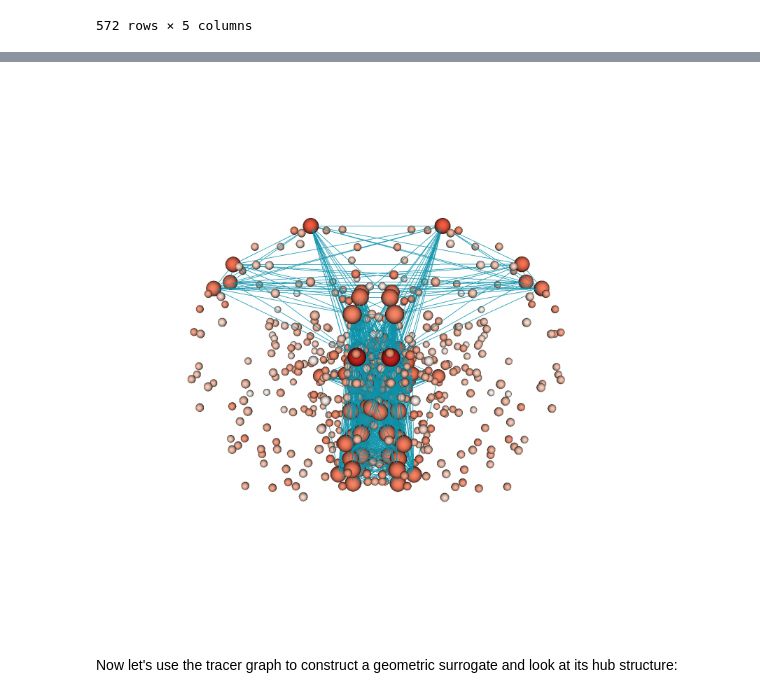
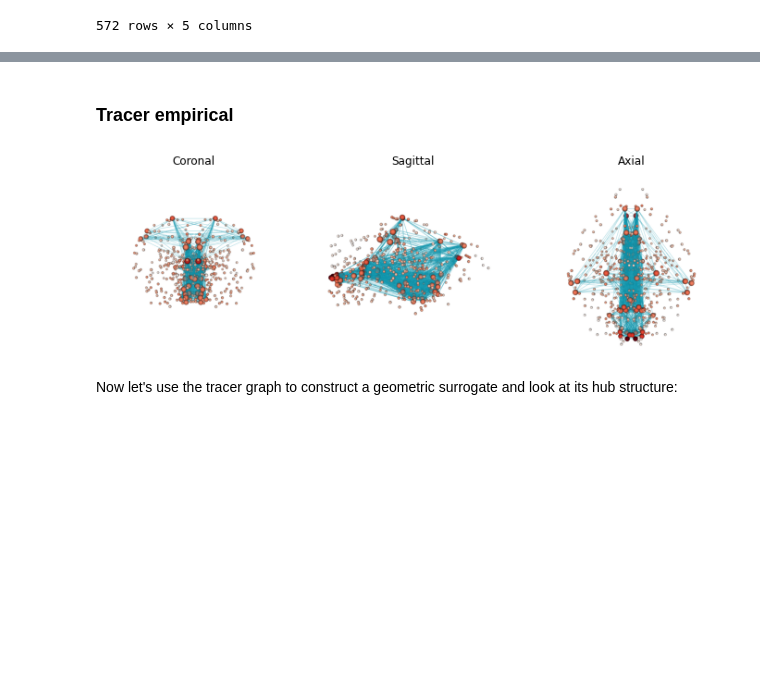
Before and after one commit to scott-trinkle/braingraphgeo, a Jupyter notebook: examples/3. Hub node visualizations.ipynb, the cells around one changed output, grey strips where cells are left out. Cells and saved outputs as stored; diff of their text form; code cells hidden in the pictures; blank space fills up the shorter version.

```diff
--- a/examples/3. Hub node visualizations.ipynb
+++ b/examples/3. Hub node visualizations.ipynb
@@ -62,0 +62,11 @@ Let's look at the network diagram for the top 85 nodes of the tracer graph:
+# %%
+def plot_grid(path):
+    fns = [path + f'{view}.png' for view in ['cor','sag','ax']]
+    titles = ['Coronal','Sagittal','Axial']
+    fig, ax = plt.subplots(1,3,figsize=(12,4))
+    for i in range(3):
+        im = plt.imread(fns[i])
+        ax[i].imshow(im)
+        ax[i].set_aspect('equal')
+        ax[i].set_title(titles[i],fontsize=12)
+        ax[i].axis('off')
@@ -101,9 +84,9 @@ vis_strongest_nodes(positions=node_positions_array,
-# %%
-from IPython.display import Image
-
-Image(filename='tracer_empirical_cor.png')
-# %% [output]
-[figure, removed]
+# %% [markdown]
+### Tracer empirical
+# %%
+plot_grid(out_path)
+# %% [output]
+[figure, added]
 # %% [markdown]
 Now let's use the tracer graph to construct a geometric surrogate and look at its hub structure:
 # %%
```
Also changed, not shown: parts of 19 cells of this notebook, 20 other files.
